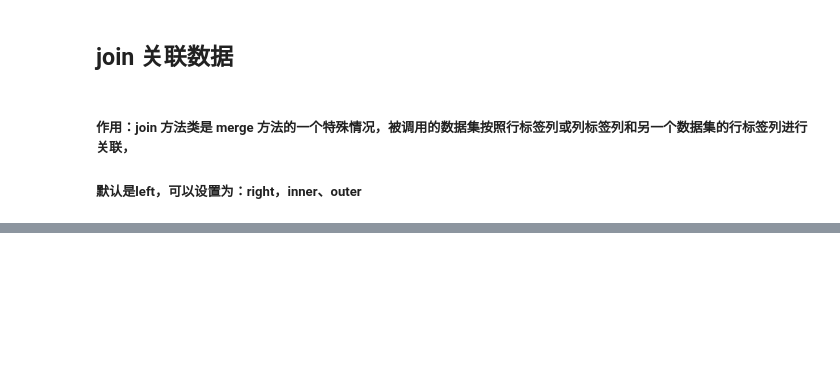
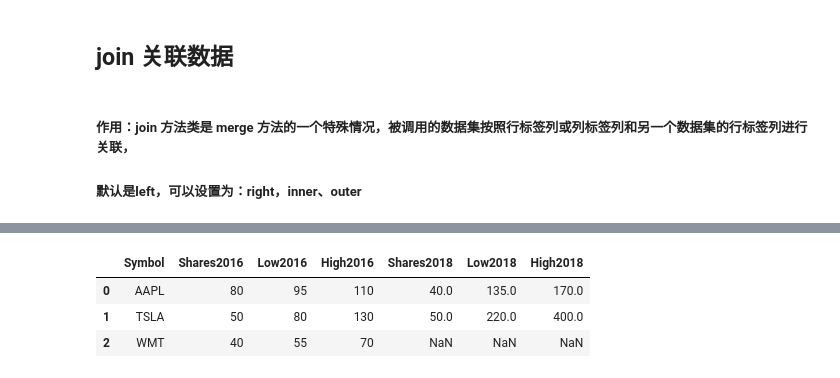
Before and after one commit to JohnChow96927/python-bigdata, a Jupyter notebook: Pandas/day3_220121_数据清洗&数据组合与分组/04-Pandas数据整合.ipynb, the cells around one changed output, grey strips where cells are left out. Saved outputs shown, nothing was run; the diff lists cells and outputs as text; code cells hidden in the pictures; blank space fills up the shorter version.

```diff
--- a/Pandas/day3_220121_数据清洗&数据组合与分组/04-Pandas数据整合.ipynb
+++ b/Pandas/day3_220121_数据清洗&数据组合与分组/04-Pandas数据整合.ipynb
@@ -317,0 +329,7 @@ stock_2018
+# %%
+stock_2016.join(stock_2018.set_index('Symbol'), lsuffix='2016', rsuffix='2018', on='Symbol')
+# %% [output]
+|  | Symbol | Shares2016 | Low2016 | High2016 | Shares2018 | Low2018 | High2018 |
+| 0 | AAPL | 80 | 95 | 110 | 40.0 | 135.0 | 170.0 |
+| 1 | TSLA | 50 | 80 | 130 | 50.0 | 220.0 | 400.0 |
+| 2 | WMT | 40 | 55 | 70 | NaN | NaN | NaN |
```
Also changed, not shown: parts of 29 cells of this notebook, 13 other files.
